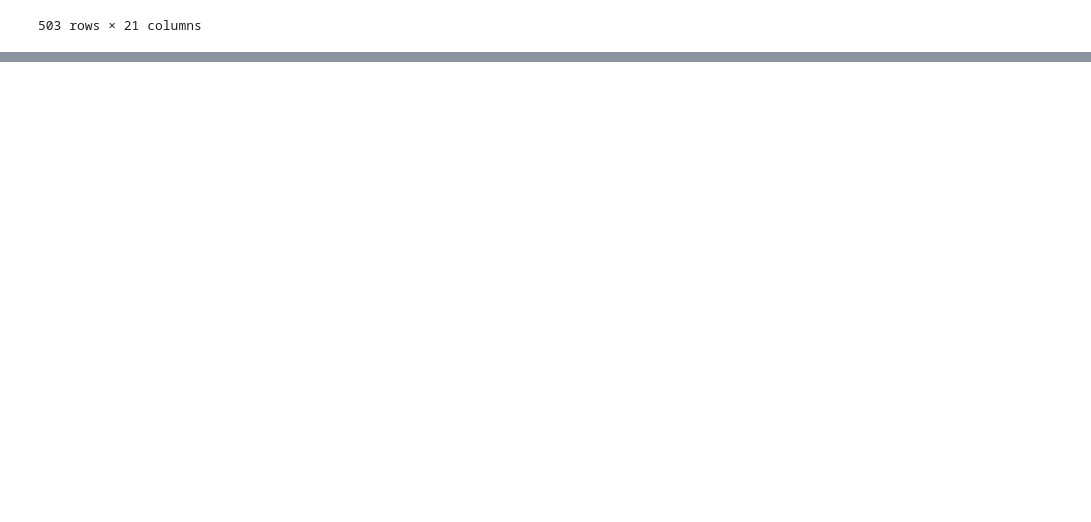
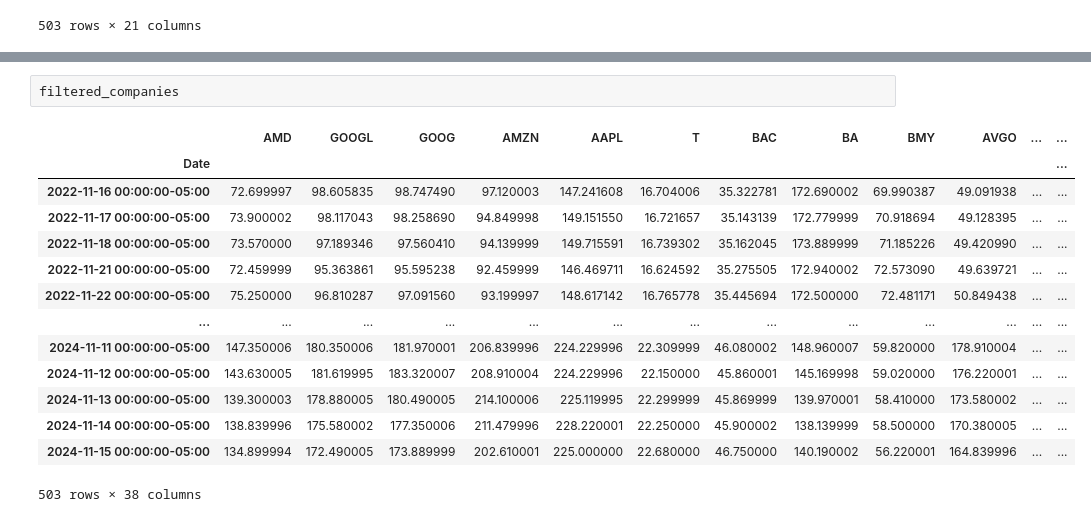
Before and after one commit to George-Dros/Options_Portfolio, a Jupyter notebook: main.ipynb, the cells around one changed output, grey strips where cells are left out. Cells and saved outputs as stored; diff of their text form; blank space fills up the shorter version.

```diff
--- a/main.ipynb
+++ b/main.ipynb
@@ -33,0 +156,17 @@ yahooquery version: 2.3.7
+# %%
+filtered_companies
+# %% [output]
+|  | AMD | GOOGL | GOOG | AMZN | AAPL | T | BAC | BA | BMY | AVGO | ... | ... |
+| Date |  |  |  |  |  |  |  |  |  |  |  | ... |
+| 2022-11-16 00:00:00-05:00 | 72.699997 | 98.605835 | 98.747490 | 97.120003 | 147.241608 | 16.704006 | 35.322781 | 172.690002 | 69.990387 | 49.091938 | ... | ... |
+| 2022-11-17 00:00:00-05:00 | 73.900002 | 98.117043 | 98.258690 | 94.849998 | 149.151550 | 16.721657 | 35.143139 | 172.779999 | 70.918694 | 49.128395 | ... | ... |
+| 2022-11-18 00:00:00-05:00 | 73.570000 | 97.189346 | 97.560410 | 94.139999 | 149.715591 | 16.739302 | 35.162045 | 173.889999 | 71.185226 | 49.420990 | ... | ... |
+| 2022-11-21 00:00:00-05:00 | 72.459999 | 95.363861 | 95.595238 | 92.459999 | 146.469711 | 16.624592 | 35.275505 | 172.940002 | 72.573090 | 49.639721 | ... | ... |
+| 2022-11-22 00:00:00-05:00 | 75.250000 | 96.810287 | 97.091560 | 93.199997 | 148.617142 | 16.765778 | 35.445694 | 172.500000 | 72.481171 | 50.849438 | ... | ... |
+| ... | ... | ... | ... | ... | ... | ... | ... | ... | ... | ... | ... | ... |
+| 2024-11-11 00:00:00-05:00 | 147.350006 | 180.350006 | 181.970001 | 206.839996 | 224.229996 | 22.309999 | 46.080002 | 148.960007 | 59.820000 | 178.910004 | ... | ... |
+| 2024-11-12 00:00:00-05:00 | 143.630005 | 181.619995 | 183.320007 | 208.910004 | 224.229996 | 22.150000 | 45.860001 | 145.169998 | 59.020000 | 176.220001 | ... | ... |
+| 2024-11-13 00:00:00-05:00 | 139.300003 | 178.880005 | 180.490005 | 214.100006 | 225.119995 | 22.299999 | 45.869999 | 139.970001 | 58.410000 | 173.580002 | ... | ... |
+| 2024-11-14 00:00:00-05:00 | 138.839996 | 175.580002 | 177.350006 | 211.479996 | 228.220001 | 22.250000 | 45.900002 | 138.139999 | 58.500000 | 170.380005 | ... | ... |
+| 2024-11-15 00:00:00-05:00 | 134.899994 | 172.490005 | 173.889999 | 202.610001 | 225.000000 | 22.680000 | 46.750000 | 140.190002 | 56.220001 | 164.839996 | ... | ... |
+503 rows × 38 columns
```
Also changed, not shown: parts of 10 cells of this notebook, 1 other file.
